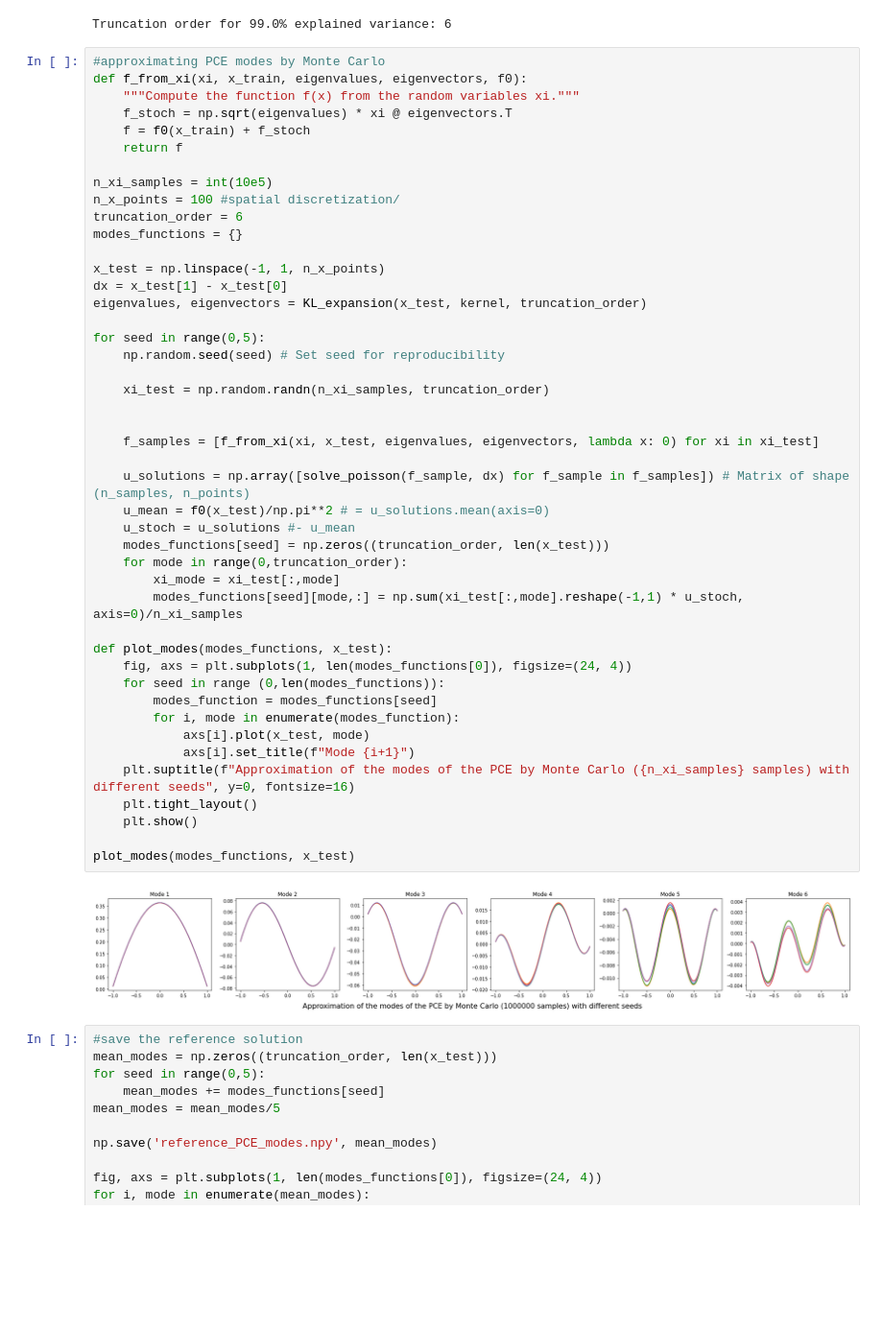
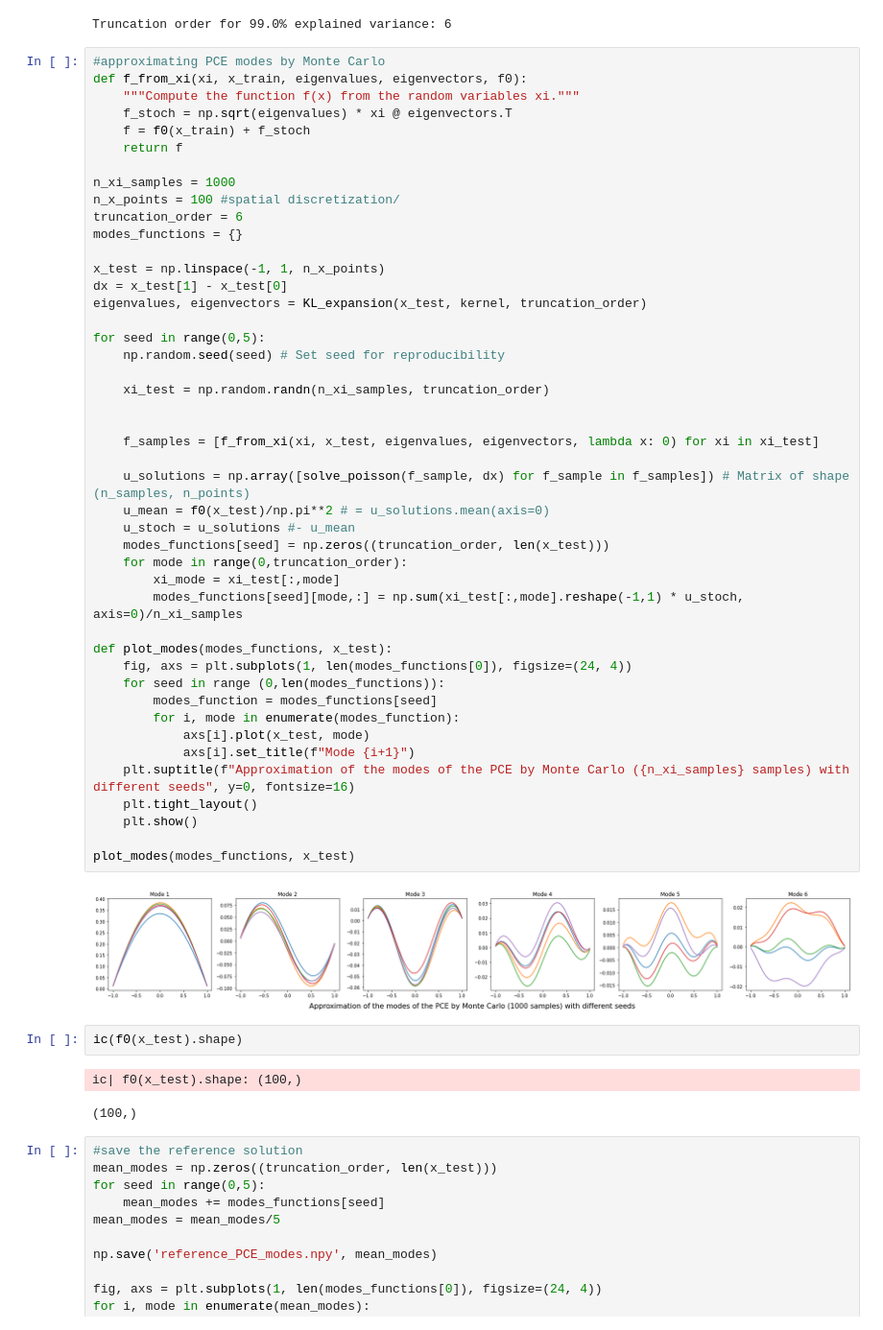
Before and after one commit to bonneted/pinn-cm, a Jupyter notebook: UQ/poisson_equation.ipynb, the cells around one changed output. Shown at 96% size. Drawn from its saved outputs; the diff is of its cells as text; blank space fills up the shorter version.

```diff
--- a/UQ/poisson_equation.ipynb
+++ b/UQ/poisson_equation.ipynb
@@ -275,7 +276,7 @@ def f_from_xi(xi, x_train, eigenvalues, eigenvectors, f0):
     f = f0(x_train) + f_stoch
     return f
 
-n_xi_samples = int(10e5)
+n_xi_samples = 1000
 n_x_points = 100 #spatial discretization/
 truncation_order = 6
 modes_functions = {}
@@ -286,34 +287,39 @@ eigenvalues, eigenvectors = KL_expansion(x_test, kernel, truncation_order)
 
 for seed in range(0,5):
     np.random.seed(seed) # Set seed for reproducibility
 
     xi_test = np.random.randn(n_xi_samples, truncation_order)
 
 
     f_samples = [f_from_xi(xi, x_test, eigenvalues, eigenvectors, lambda x: 0) for xi in xi_test]
 
     u_solutions = np.array([solve_poisson(f_sample, dx) for f_sample in f_samples]) # Matrix of shape (n_samples, n_points)
     u_mean = f0(x_test)/np.pi**2 # = u_solutions.mean(axis=0)
     u_stoch = u_solutions #- u_mean
     modes_functions[seed] = np.zeros((truncation_order, len(x_test)))
     for mode in range(0,truncation_order):
         xi_mode = xi_test[:,mode]
         modes_functions[seed][mode,:] = np.sum(xi_test[:,mode].reshape(-1,1) * u_stoch, axis=0)/n_xi_samples
 
 def plot_modes(modes_functions, x_test):
     fig, axs = plt.subplots(1, len(modes_functions[0]), figsize=(24, 4))
     for seed in range (0,len(modes_functions)):
         modes_function = modes_functions[seed]
         for i, mode in enumerate(modes_function):
             axs[i].plot(x_test, mode)
             axs[i].set_title(f"Mode {i+1}")
     plt.suptitle(f"Approximation of the modes of the PCE by Monte Carlo ({n_xi_samples} samples) with different seeds", y=0, fontsize=16)
     plt.tight_layout()
     plt.show()
 
 plot_modes(modes_functions, x_test)
 # %% [output]
-[figure, old version]
+[figure, new version]
+# %%
+ic(f0(x_test).shape)
+# %% [output]
+ic| f0(x_test).shape: (100,)
+(100,)
 # %%
 #save the reference solution
 mean_modes = np.zeros((truncation_order, len(x_test)))
```
Also changed, not shown: parts of 12 cells of this notebook.
